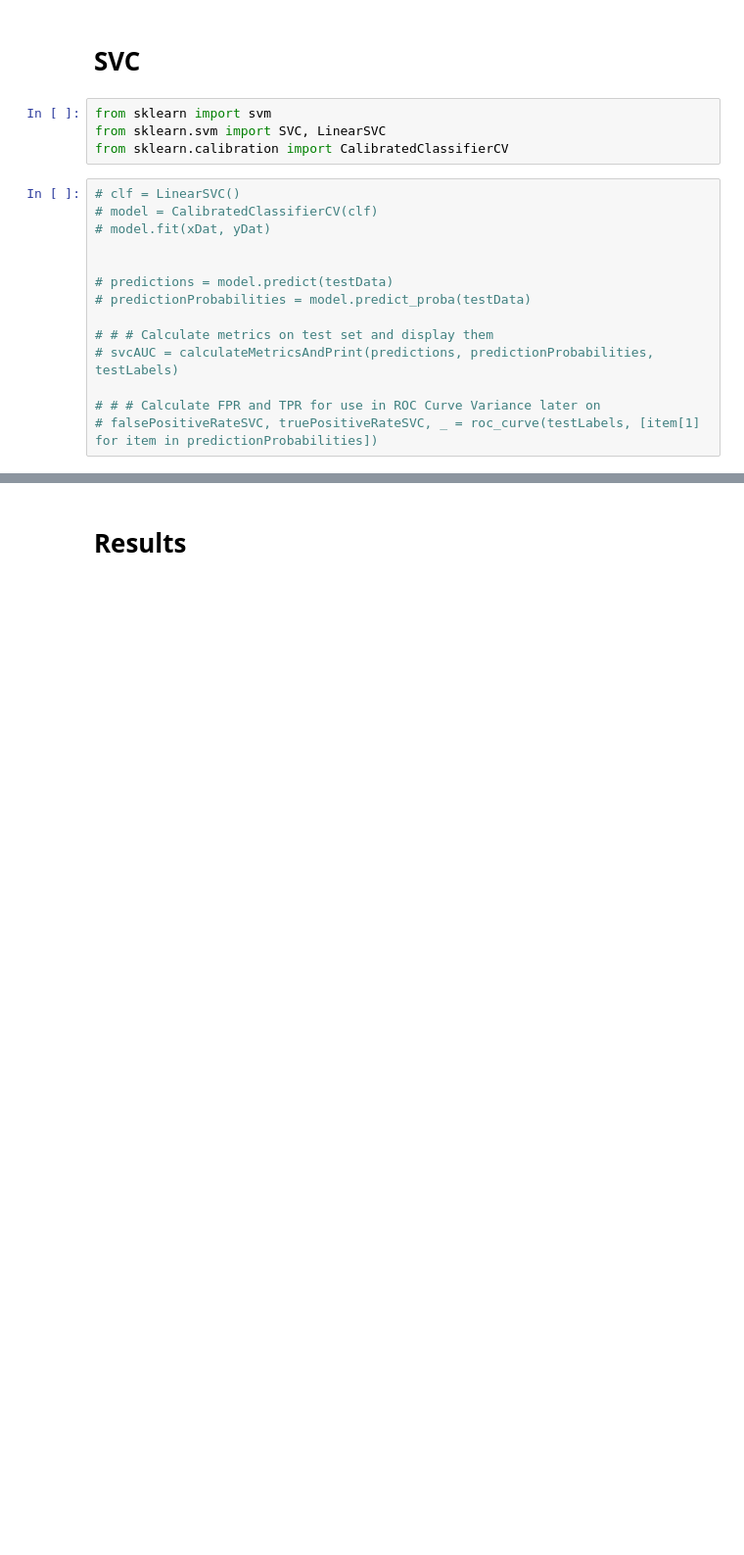
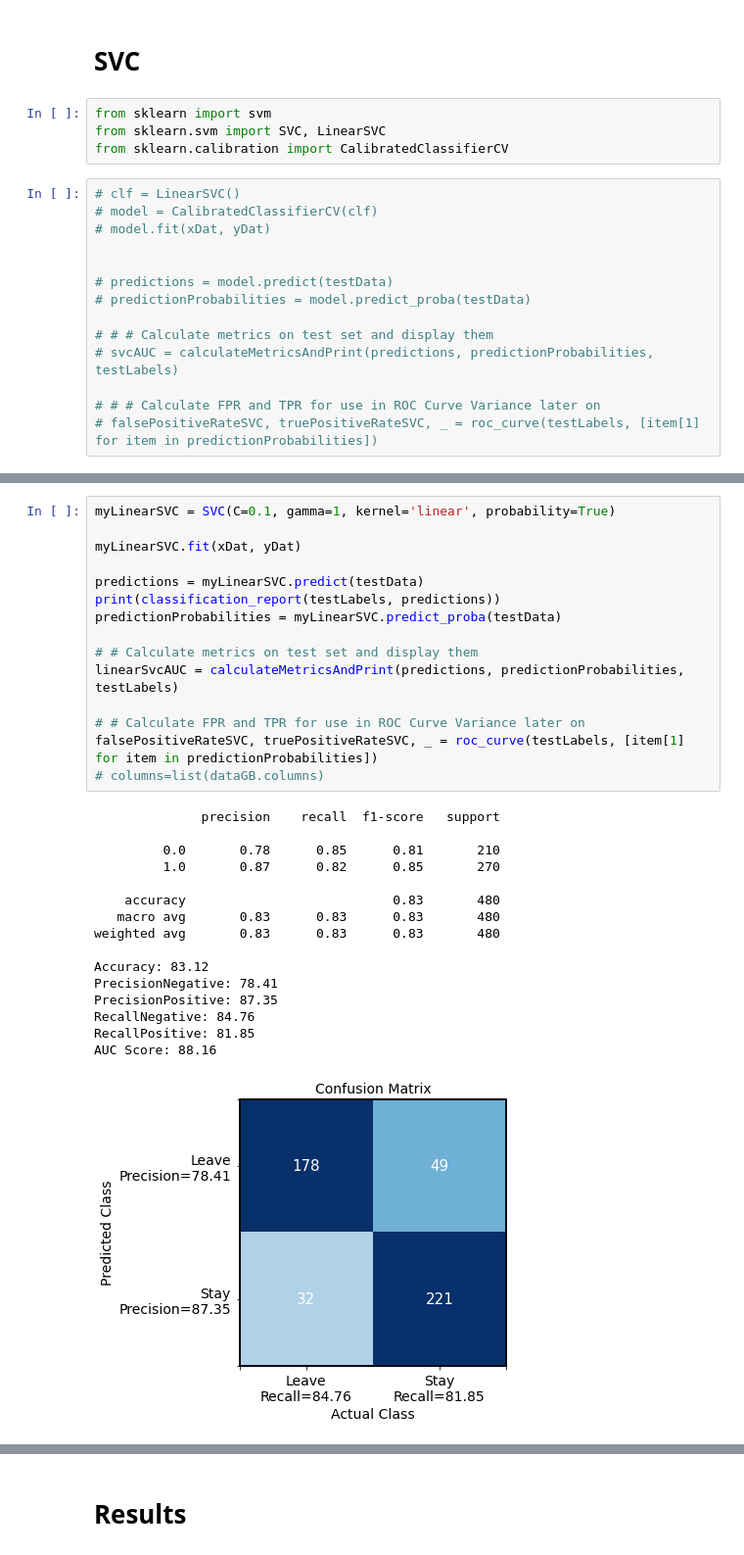
Before and after one commit to greermp/hilton_challenge, a Jupyter notebook: Working.ipynb, the cells around one changed output, grey strips where cells are left out. Shown at 98% size. Drawn from its saved outputs; the diff is of its cells as text; blank space fills up the shorter version.

```diff
--- a/Working.ipynb
+++ b/Working.ipynb
@@ -849,3 +868,35 @@ SVC(C=0.1, degree=4, gamma=0.1, kernel='poly', probability=True)
+# %%
+myLinearSVC = SVC(C=0.1, gamma=1, kernel='linear', probability=True)
+
+myLinearSVC.fit(xDat, yDat)
+
+predictions = myLinearSVC.predict(testData)
+print(classification_report(testLabels, predictions))
+predictionProbabilities = myLinearSVC.predict_proba(testData)
+
+# # Calculate metrics on test set and display them
+linearSvcAUC = calculateMetricsAndPrint(predictions, predictionProbabilities, testLabels)
+
+# # Calculate FPR and TPR for use in ROC Curve Variance later on
+falsePositiveRateSVC, truePositiveRateSVC, _ = roc_curve(testLabels, [item[1] for item in predictionProbabilities])
+# columns=list(dataGB.columns)
+# %% [output]
+              precision    recall  f1-score   support
+
+         0.0       0.78      0.85      0.81       210
+         1.0       0.87      0.82      0.85       270
+
+    accuracy                           0.83       480
+   macro avg       0.83      0.83      0.83       480
+weighted avg       0.83      0.83      0.83       480
+
+Accuracy: 83.12
+PrecisionNegative: 78.41
+PrecisionPositive: 87.35
+RecallNegative: 84.76
+RecallPositive: 81.85
+AUC Score: 88.16
+[figure, added]
 # %%
 
 predictions = mySVC.predict(testData)
```
Also changed, not shown: parts of 7 cells of this notebook.
